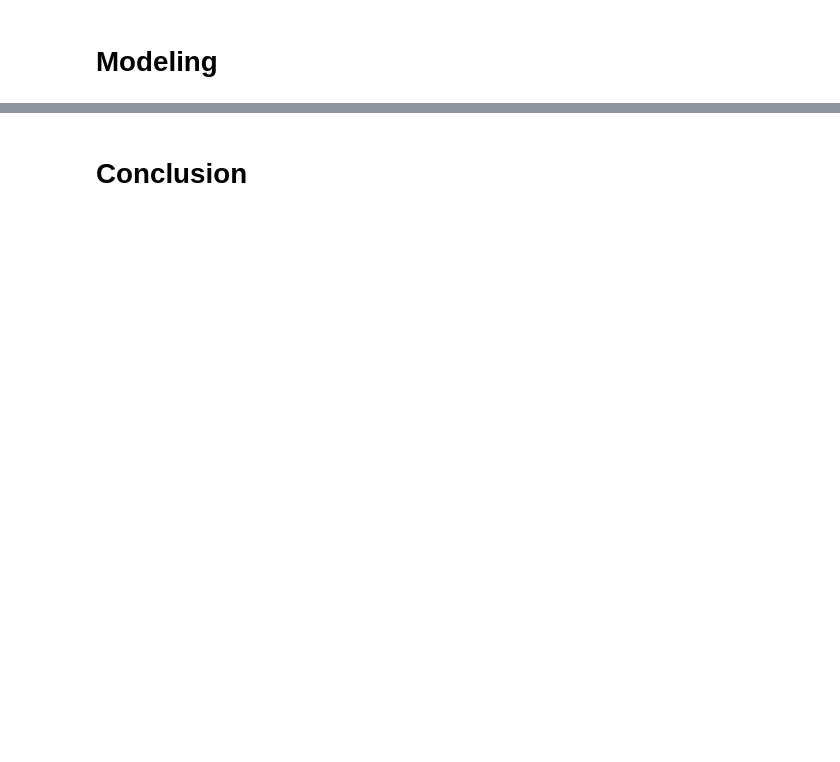
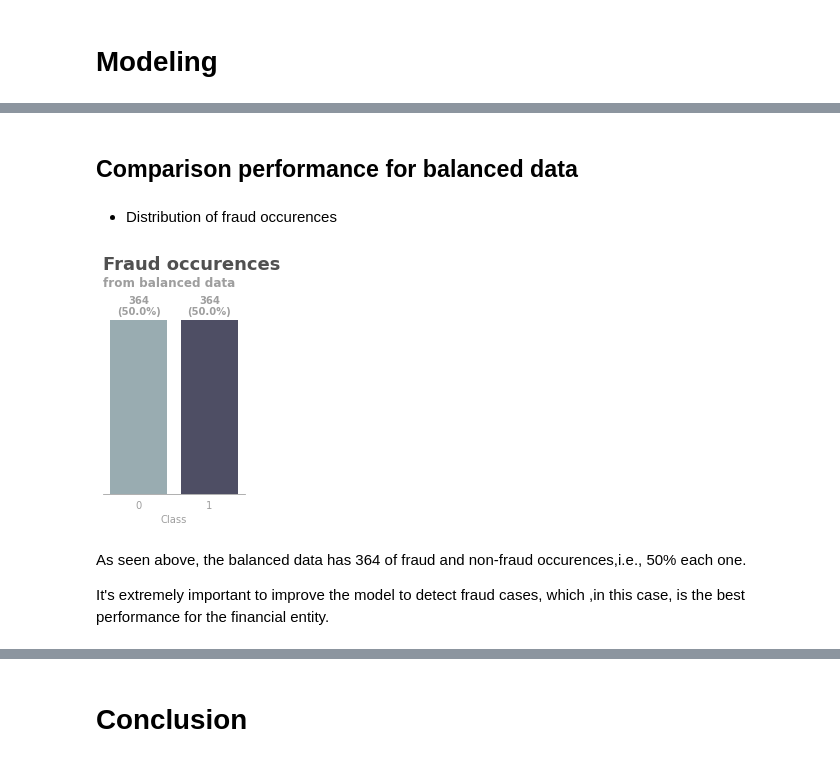
Before and after one commit to allansuzuki/Credit_Card_Fraud, a Jupyter notebook: Credit_Card_Fraud.ipynb, the cells around one changed output, grey strips where cells are left out. Cells and saved outputs as stored; diff of their text form; code cells hidden in the pictures; blank space fills up the shorter version.

```diff
--- a/Credit_Card_Fraud.ipynb
+++ b/Credit_Card_Fraud.ipynb
@@ -268,0 +295,9 @@ Let's move to analyse the V-columns:
+# %%
+#split data into train and test
+X = raw.drop(['Class','Time'],axis=1)
+y = raw['Class']
+X_train, X_test, y_train, y_test = train_test_split(X,y,test_size=.25, shuffle=True, random_state=11)
+
+#balance the data
+rus = RandomUnderSampler()
+X_train_resample, y_train_resample = rus.fit_resample(X_train,y_train)
@@ -268,0 +397,17 @@ Let's move to analyse the V-columns:
+# %% [markdown]
+## Comparison performance for balanced data
+# %% [markdown]
+* Distribution of fraud occurences
+# %%
+fig = plt.figure(figsize=(2.7,4))
+plot = sns.countplot(y_train_resample,palette='bone_r');
+
+applygraph(plot,txtsize=10)
+plot.text(-.5, 470, 'Fraud occurences', fontdict=h1);
+plot.text(-.5,435,'from balanced data',fontsize=12,fontweight='bold');
+# %% [output]
+[figure, added]
+# %% [markdown]
+As seen above, the balanced data has 364 of fraud and non-fraud occurences,i.e., 50% each one.
+
+It's extremely important to improve the model to detect fraud cases, which ,in this case, is the best performance for the financial entity.
```
Also changed, not shown: parts of 19 cells of this notebook.
